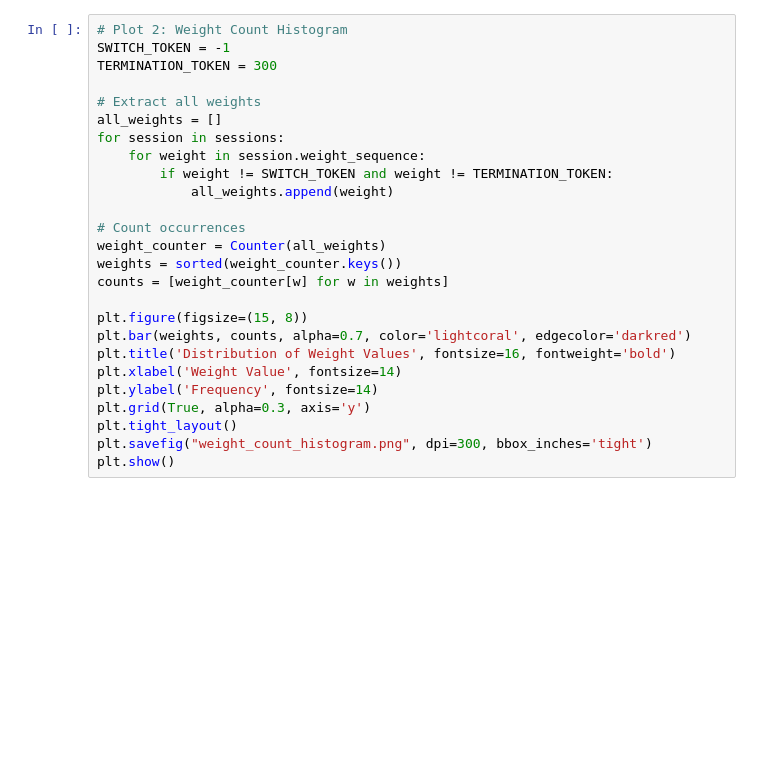
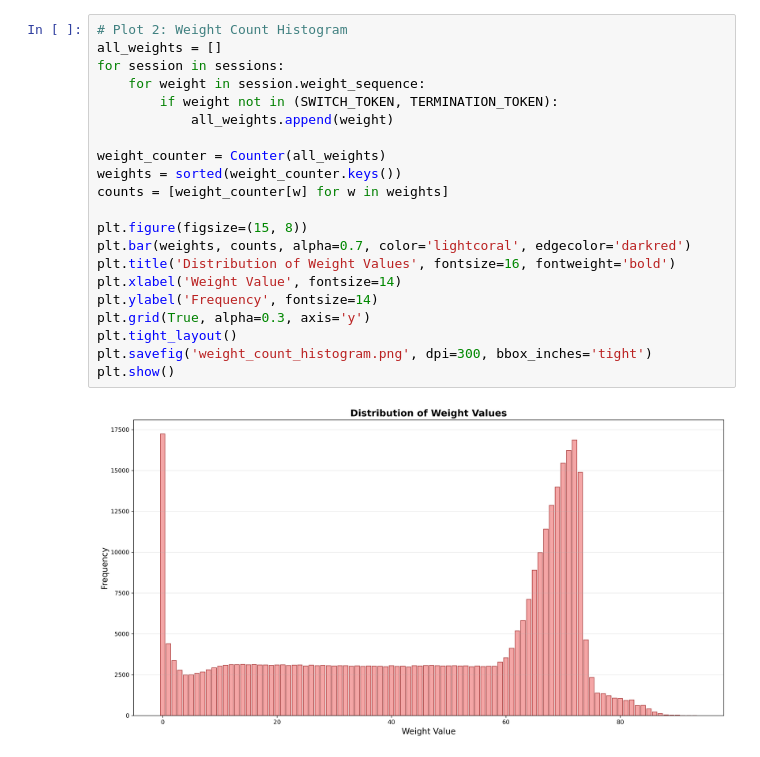
Before and after one commit to omeremeksiz/rl-filling-control, a Jupyter notebook: notebooks/data_analysis.ipynb, the cells around one changed output. Saved outputs shown, nothing was run; the diff lists cells and outputs as text; blank space fills up the shorter version.

```diff
--- a/notebooks/data_analysis.ipynb
+++ b/notebooks/data_analysis.ipynb
@@ -35,26 +47,23 @@ plt.show()
 # %%
 # Plot 2: Weight Count Histogram
-SWITCH_TOKEN = -1
-TERMINATION_TOKEN = 300
-
-# Extract all weights
 all_weights = []
 for session in sessions:
     for weight in session.weight_sequence:
-        if weight != SWITCH_TOKEN and weight != TERMINATION_TOKEN:
+        if weight not in (SWITCH_TOKEN, TERMINATION_TOKEN):
             all_weights.append(weight)
 
-# Count occurrences
 weight_counter = Counter(all_weights)
 weights = sorted(weight_counter.keys())
 counts = [weight_counter[w] for w in weights]
 
 plt.figure(figsize=(15, 8))
 plt.bar(weights, counts, alpha=0.7, color='lightcoral', edgecolor='darkred')
 plt.title('Distribution of Weight Values', fontsize=16, fontweight='bold')
 plt.xlabel('Weight Value', fontsize=14)
 plt.ylabel('Frequency', fontsize=14)
 plt.grid(True, alpha=0.3, axis='y')
 plt.tight_layout()
-plt.savefig("weight_count_histogram.png", dpi=300, bbox_inches='tight')
+plt.savefig('weight_count_histogram.png', dpi=300, bbox_inches='tight')
 plt.show()
+# %% [output]
+[figure, added]
```
Also changed, not shown: parts of 5 cells of this notebook, 7 other files.
